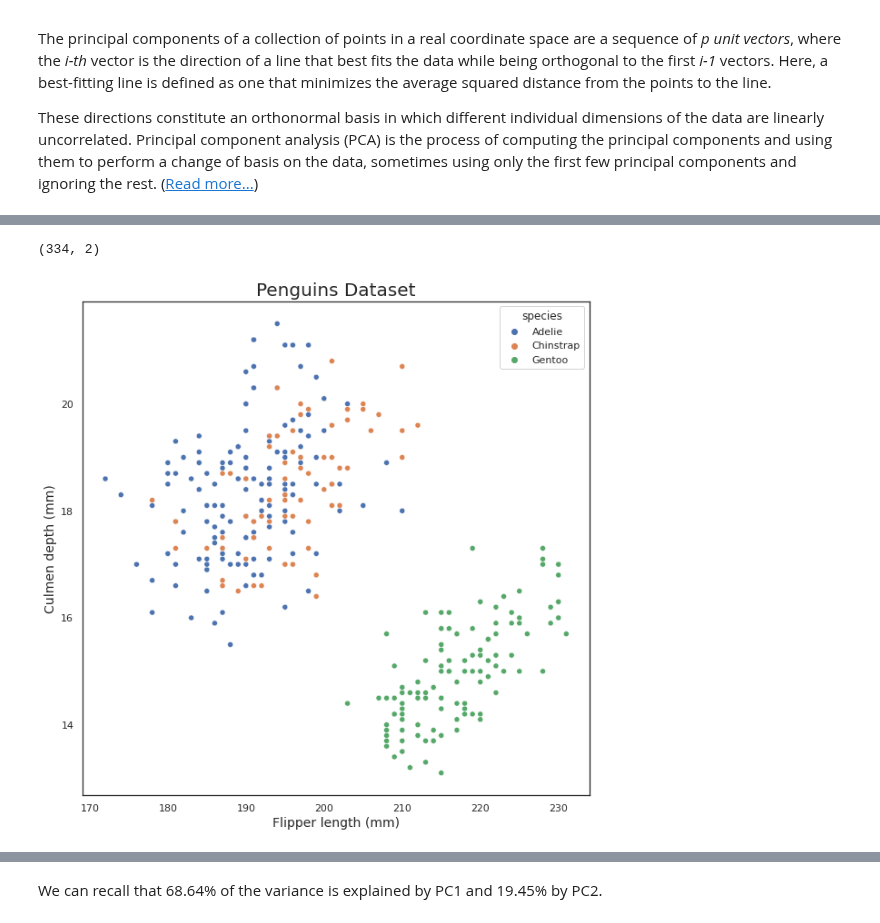
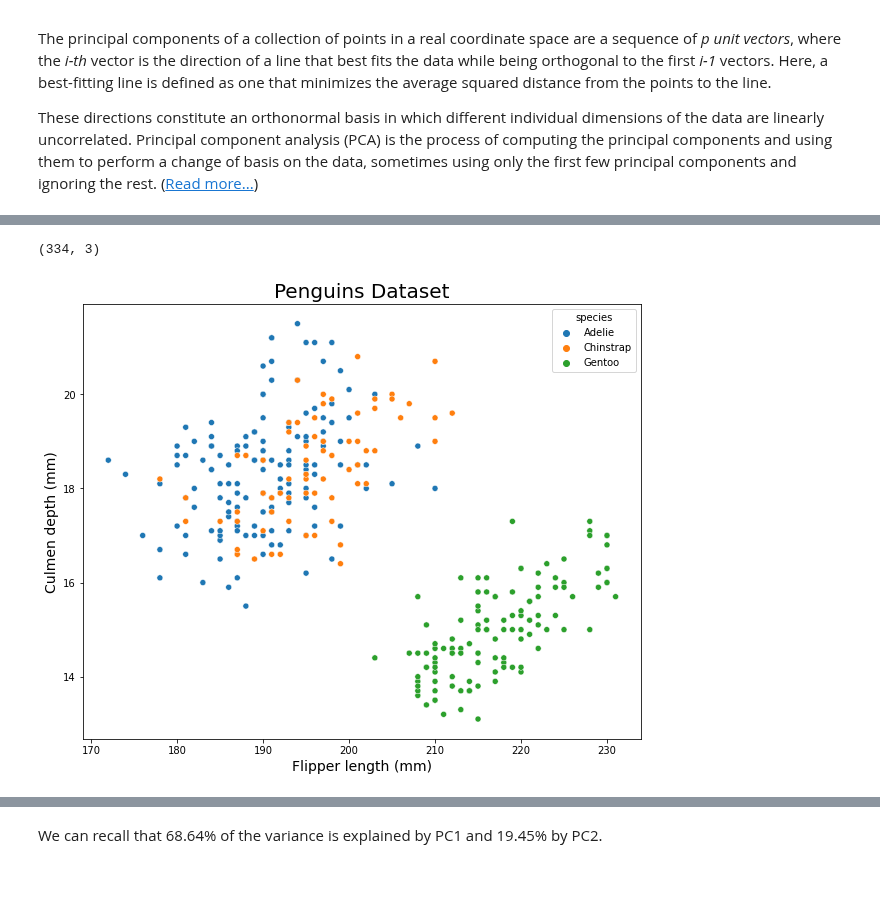
Before and after one commit to clizarraga-UAD7/Notebooks, a Jupyter notebook: Intro_UnsupervisedLearning.ipynb, the cells around one changed output, grey strips where cells are left out. Cells and saved outputs as stored; diff of their text form; code cells hidden in the pictures; blank space fills up the shorter version.

```diff
--- a/Intro_UnsupervisedLearning.ipynb
+++ b/Intro_UnsupervisedLearning.ipynb
@@ -252,10 +296,10 @@ memory usage: 188.0+ bytes
 # %%
 # The PCA model
-pca = PCA(n_components=2) # estimate only 2 PCs
+pca = PCA(n_components=3) # estimate only 2 PCs
 X_new = pca.fit_transform(principalComponents) # project the original data into the PCA space
 X_new.shape
 # %% [output]
-(334, 2)
+(334, 3)
 # %%
 # Separate dimensions and species
 size_columns = ["flipper_length_mm", "culmen_depth_mm"]
@@ -263,19 +307,19 @@ target_column = "species"
 # %%
 # Draw a scatterplot (Original dataframe)
 
-plt.figure(figsize=(10,10))
+plt.figure(figsize=(10,8))
 
 x = df['flipper_length_mm'].values
 y = df['culmen_depth_mm'].values
 color = df['species']
 
 sns.scatterplot(x,y,hue=color)
 plt.title('Penguins Dataset',fontsize=20)
 plt.xlabel('Flipper length (mm)',fontsize=14)
 plt.ylabel('Culmen depth (mm)',fontsize=14)
 plt.show()
 # %% [output]
-[figure, old version]
+[figure, new version]
 # %%
 # Draw a scatterplot (In new PCA Coordinates)
 
```
Also changed, not shown: parts of 44 cells of this notebook.
